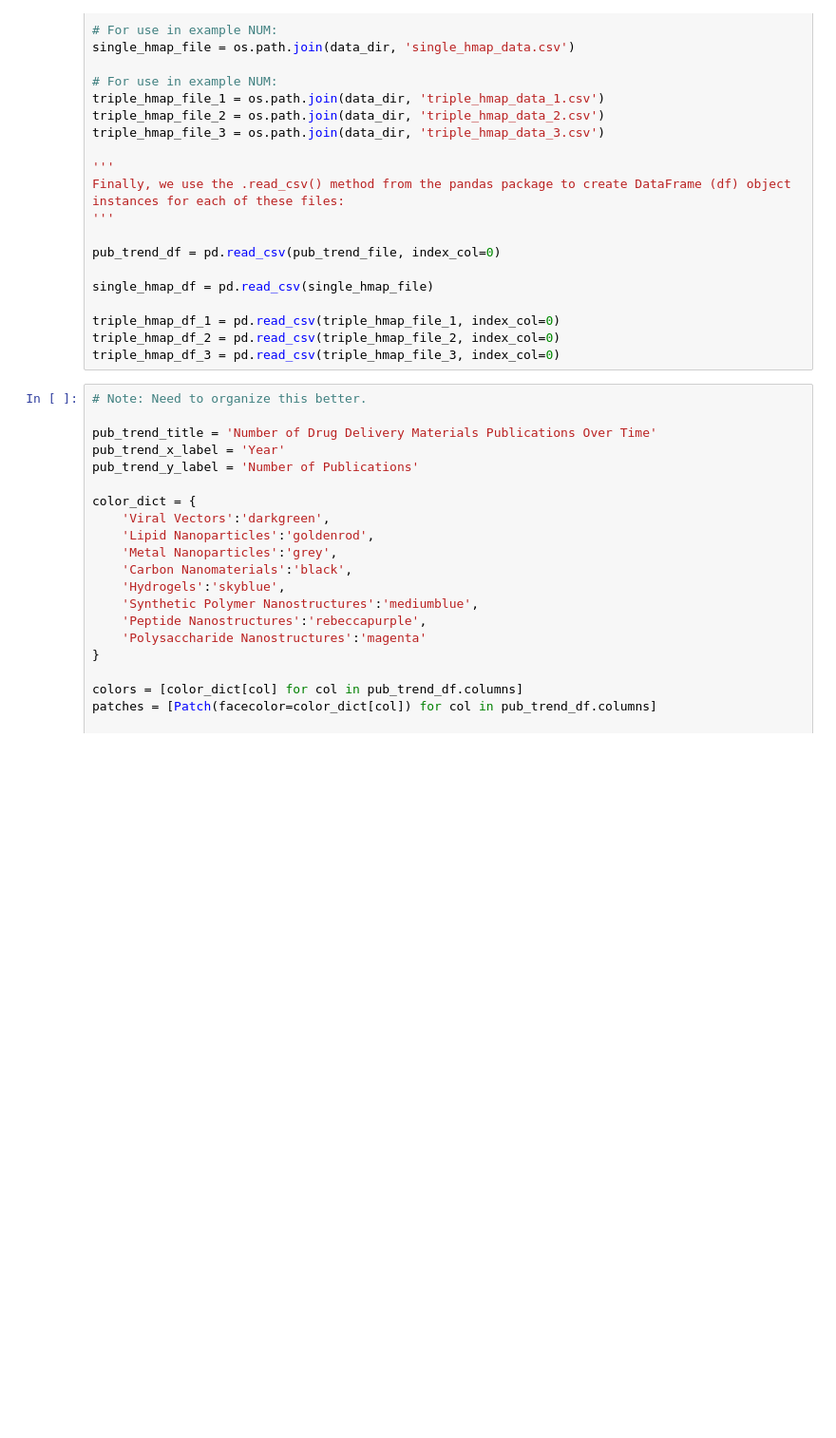
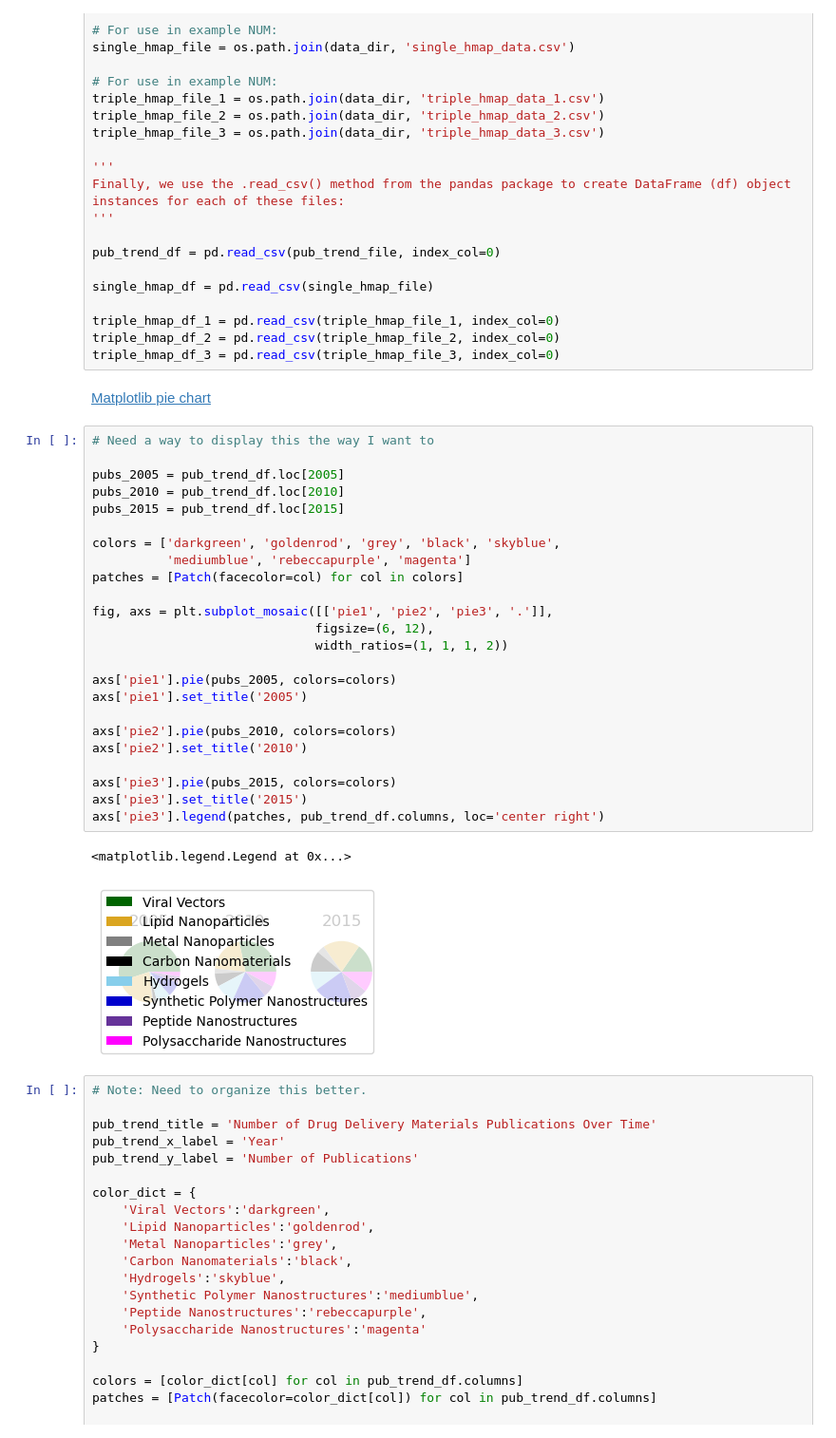
Before and after one commit to jkantorow/nucommlab-datavis-workshop, a Jupyter notebook: demo/datavis_demo.ipynb, the cells around one changed output. Shown at 95% size. Cells and saved outputs as stored; diff of their text form; blank space fills up the shorter version.

Commit message:
moved pie chart demo from day3 to here

```diff
--- a/demo/datavis_demo.ipynb
+++ b/demo/datavis_demo.ipynb
@@ -57,6 +57,35 @@ single_hmap_df = pd.read_csv(single_hmap_file)
 triple_hmap_df_1 = pd.read_csv(triple_hmap_file_1, index_col=0)
 triple_hmap_df_2 = pd.read_csv(triple_hmap_file_2, index_col=0)
 triple_hmap_df_3 = pd.read_csv(triple_hmap_file_3, index_col=0)
+# %% [markdown]
+[Matplotlib pie chart](https://matplotlib.org/stable/gallery/pie_and_polar_charts/pie_features.html)
+# %%
+# Need a way to display this the way I want to
+
+pubs_2005 = pub_trend_df.loc[2005]
+pubs_2010 = pub_trend_df.loc[2010]
+pubs_2015 = pub_trend_df.loc[2015]
+
+colors = ['darkgreen', 'goldenrod', 'grey', 'black', 'skyblue',
+          'mediumblue', 'rebeccapurple', 'magenta']
+patches = [Patch(facecolor=col) for col in colors]
+
+fig, axs = plt.subplot_mosaic([['pie1', 'pie2', 'pie3', '.']],
+                              figsize=(6, 12),
+                              width_ratios=(1, 1, 1, 2))
+
+axs['pie1'].pie(pubs_2005, colors=colors)
+axs['pie1'].set_title('2005')
+
+axs['pie2'].pie(pubs_2010, colors=colors)
+axs['pie2'].set_title('2010')
+
+axs['pie3'].pie(pubs_2015, colors=colors)
+axs['pie3'].set_title('2015')
+axs['pie3'].legend(patches, pub_trend_df.columns, loc='center right')
+# %% [output]
+<matplotlib.legend.Legend at 0x...>
+[figure, added]
 # %%
 # Note: Need to organize this better.
 
```
